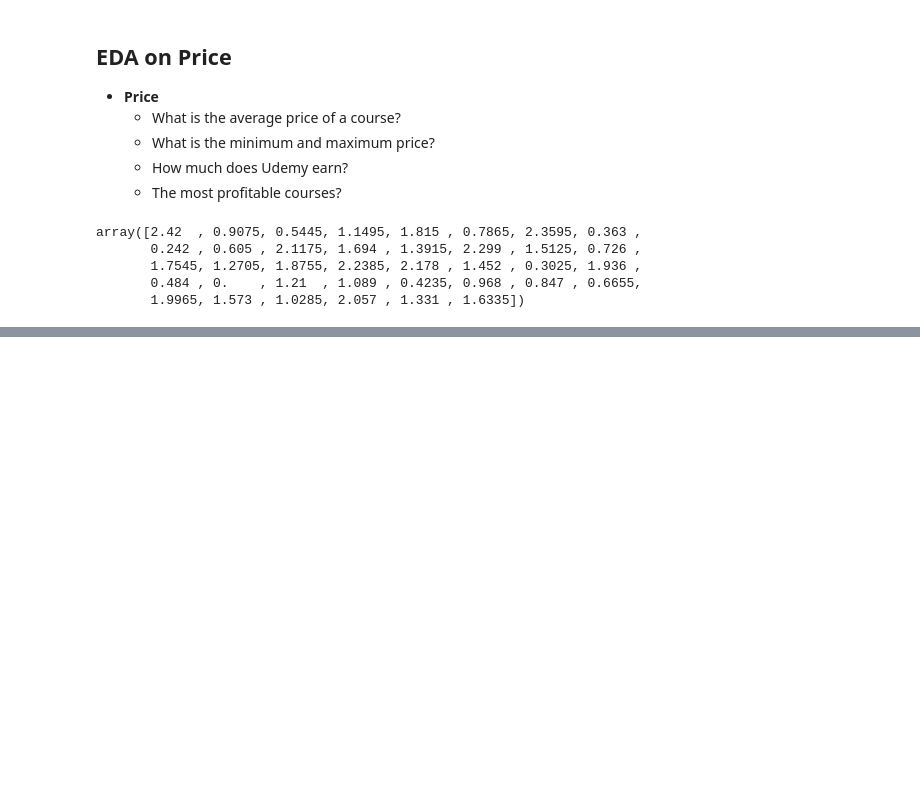
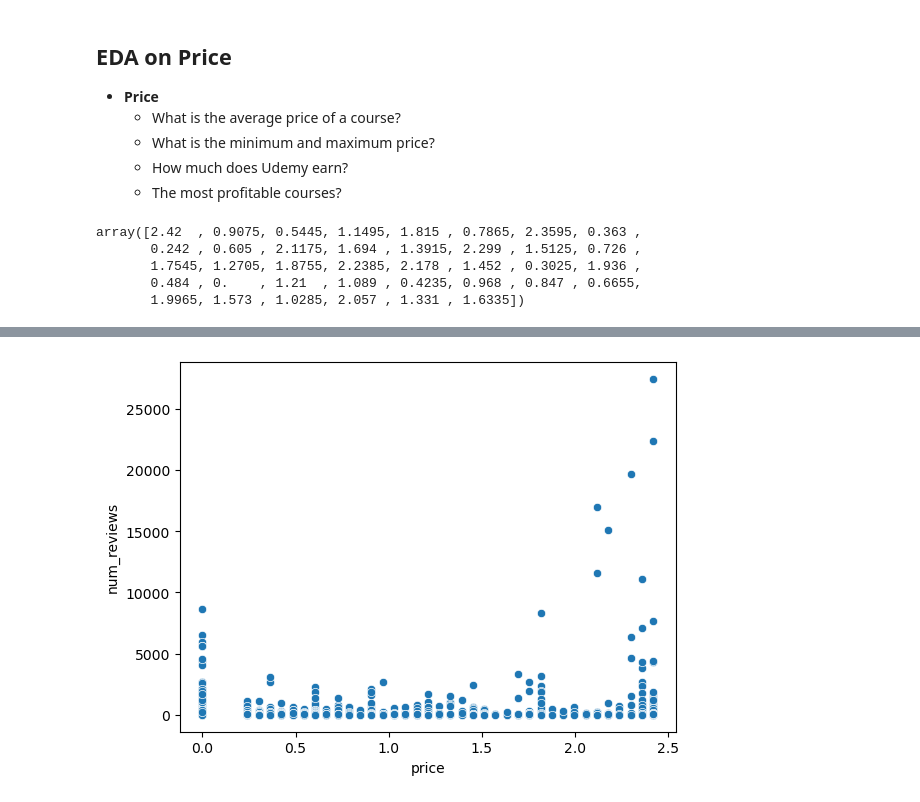
Before and after one commit to lawalsegun2025/udemy_course_recommendation_system, a Jupyter notebook: EDA_on_udemy_courses_dataset.ipynb, the cells around one changed output, grey strips where cells are left out. Saved outputs shown, nothing was run; the diff lists cells and outputs as text; code cells hidden in the pictures; blank space fills up the shorter version.

```diff
--- a/EDA_on_udemy_courses_dataset.ipynb
+++ b/EDA_on_udemy_courses_dataset.ipynb
@@ -336,0 +360,5 @@ df[df['is_paid']==False].groupby(['is_paid'])['subject'].value_counts().plot(kin
+# %%
+# ploot price vs num_reviews
+sns.scatterplot(data=df, x="price", y="num_reviews");
+# %% [output]
+[figure, added]
```
Also changed, not shown: parts of 26 cells of this notebook.
